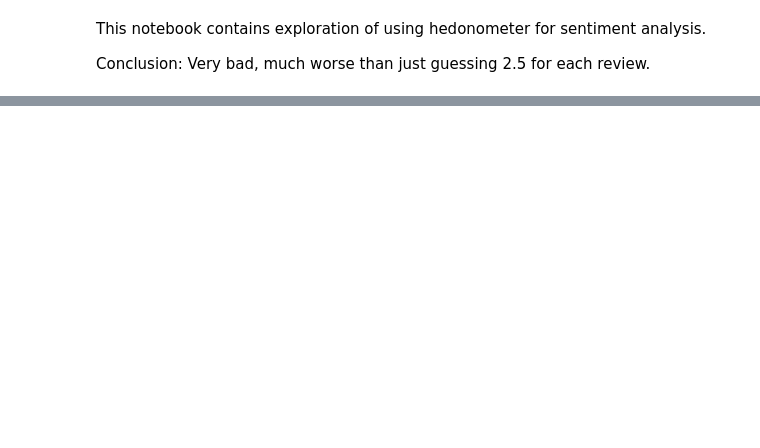
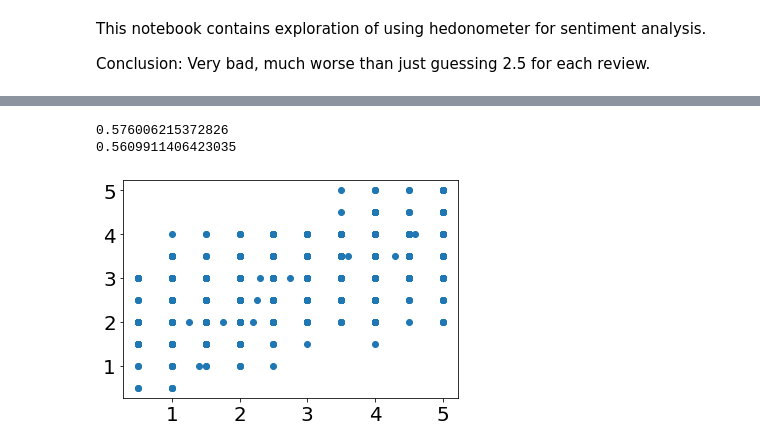
Before and after one commit to peleiden/dmiai, a Jupyter notebook: movie-reviews/exploration.ipynb, the cells around one changed output, grey strips where cells are left out. Saved outputs shown, nothing was run; the diff lists cells and outputs as text; code cells hidden in the pictures; blank space fills up the shorter version.

```diff
--- a/movie-reviews/exploration.ipynb
+++ b/movie-reviews/exploration.ipynb
@@ -92,0 +53,11 @@ np.abs(targets-preds).mean()
+# %%
+stars = np.linspace(0.5, 5, 10)
+dists = np.abs((np.vstack([preds]*10)).T - stars)
+best_guesses = stars[np.argmin(dists, axis=1)]
+plt.scatter(targets, best_guesses)
+print(np.abs(preds-targets).mean())
+print(np.abs(best_guesses-targets).mean())
+# %% [output]
+0.576006215372826
+0.5609911406423035
+[figure, added]
```
Also changed, not shown: parts of 12 cells of this notebook, 1 other file.
